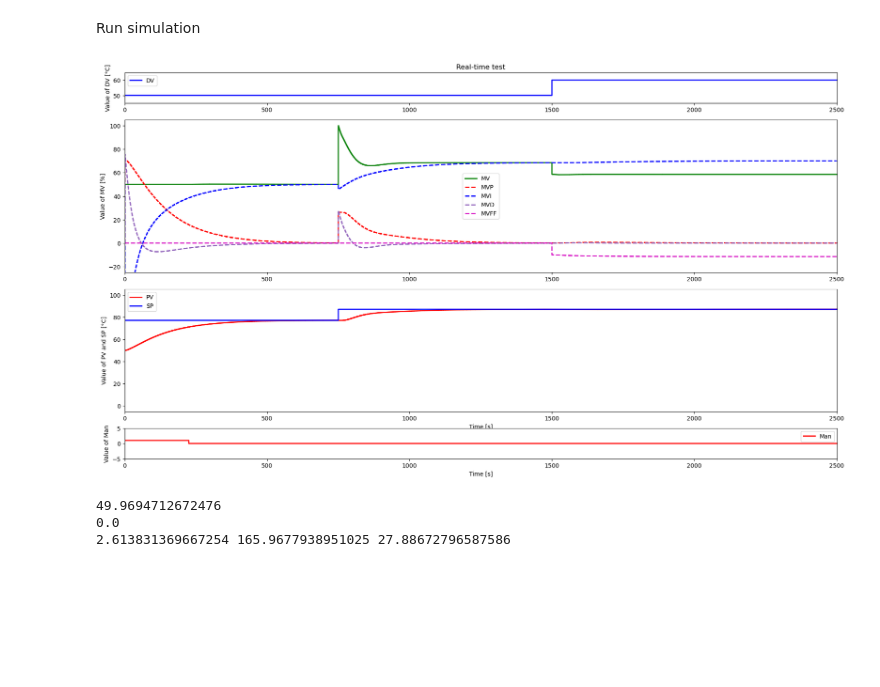
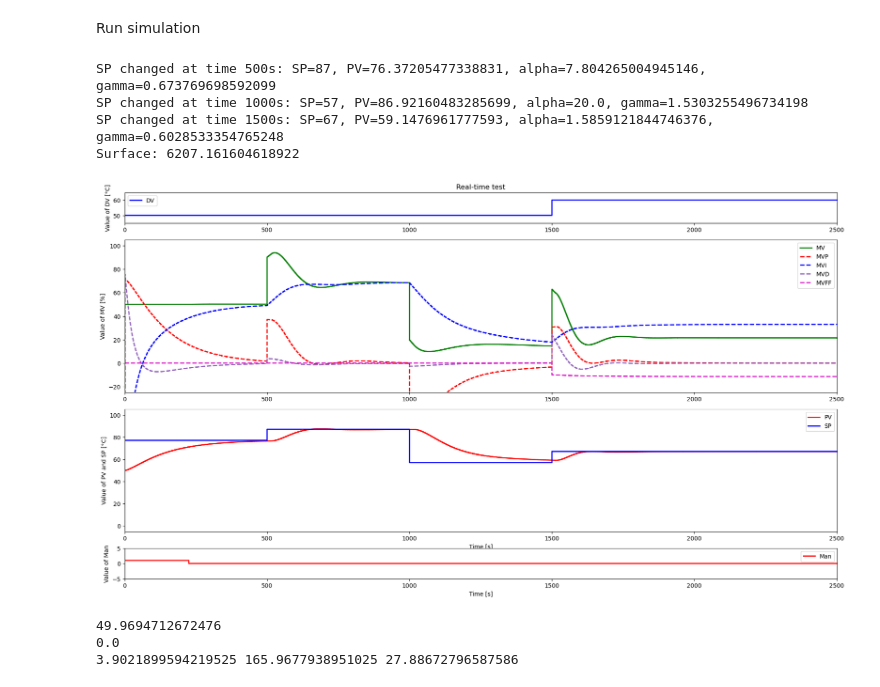
Before and after one commit to MSuiram/Labo_ControlTheory, a Jupyter notebook: Simulation_CLP_PID_FF.ipynb, the cells around one changed output. Saved outputs shown, nothing was run; the diff lists cells and outputs as text; code cells hidden in the pictures; blank space fills up the shorter version.

Commit message:
simulation with opti

```diff
--- a/Simulation_CLP_PID_FF.ipynb
+++ b/Simulation_CLP_PID_FF.ipynb
@@ -50,19 +52,21 @@ ax4.legend(loc='best')
 # %% [markdown]
 Scenario
 # %%
-Scenario = 4
+Scenario = 5
 # 1 - NO FF and Man
 # 2 - FF and Man
 # 3 - NO FF and NO Man
 # 4 - FF and NO Man
+# 5 - FF and NO Man with opti
 # %% [markdown]
 Set list
 # %%
 TSim = 2500
 Ts = 1
 N = int(TSim/Ts) + 1
-
 PV0 = 77
+poid = 0
+opti = True
 
 # Path
 if Scenario == 1: # 1 - NO FF and Man
@@ -94,6 +98,13 @@ elif Scenario == 4: # 4 - FF and NO Man
     DVPath = {0: 50, 1500:60, TSim: 60}
     ManPath = {0: True,225:False, TSim:False}
     MVManPath = {0: 50, 225: 0 , TSim: 0}
+
+elif Scenario == 5: # 5 - FF and NO Man with opti
+    FF = True
+    SPPath = {0: PV0, 500:87,1000:57,1500:67, TSim: 67}
+    DVPath = {0: 50, 1500:60, TSim: 60}
+    ManPath = {0: True,225:False, TSim:False}
+    MVManPath = {0: 50, 225: 0 , TSim: 0 }
 
 t = []
 SP = []
@@ -127,6 +138,7 @@ Man = []
 # Parameters
 DV0 = 50
 MV0 = 50
+
 gamma = 0.9
 Kc = 0
 Ti = 0
@@ -155,6 +167,15 @@ for i in range(0,N):
     SelectPath_RT(ManPath,t,Man)
     SelectPath_RT(MVManPath,t,MVMan)
 
+#changement de alpha et gamma a chaque changement de SP
+    if i > 0 and SP[-1] != SP[-2] and opti == True:
+        _,alpha, gamma = interpolation(SP[-1], PV[-1], calibration)
+        print(f"SP changed at time {t[-1]}s: SP={SP[-1]}, PV={PV[-1]}, alpha={alpha}, gamma={gamma}")
+#calcul de la surface
+    if i > 0 and t[-1] >= 700:
+        poid += abs(SP[-1] - PV[-1]) * Ts
+
+
     #MVFF
     if FF == True:
         Delay_RT(DV-DV0*np.ones_like(DV),max(0,Thetad-Thetap),Ts,MVFFDelay)
@@ -163,7 +184,7 @@ for i in range(0,N):
     else:
         SelectPath_RT(MVFFPath,t,MVFF)
 
-    Kc, Ti, Td = IMC_TUNING(Kp,gamma,T1p,T2p,max(0,Thetad-Thetap))
+    Kc, Ti, Td = IMC_TUNING(Kp,gamma,T1p,T2p)
 
     PID_RT(SP,PV,Man,MVMan,MVFF,Kc,Ti,Td,alpha,Ts,MVMin,MVMax,MV,MVP,MVI,MVD,E,ManFF,PV0)
 
@@ -208,34 +229,40 @@ for i in range(0,N):
             ax4.set_ylim(myRound(np.min(Man),5)-5, myRound(np.max(Man),5)+5)
 
         display(fig)
 
+
+print(f"Surface: {poid}")
 if Graph_after == True:
     l1.set_data(t,DV)
     l2.set_data(t,MV)
     l3.set_data(t,PV)
     l4.set_data(t,SP)
     l5.set_data(t,Man)
     l6.set_data(t,MVP)
     l7.set_data(t,MVI)
     l8.set_data(t,MVD)
     l9.set_data(t,MVFF)
 
     ax1.set_xlim(0, t[-1]+1)
     ax2.set_xlim(0, t[-1]+1)
     ax3.set_xlim(0, t[-1]+1)
     ax4.set_xlim(0, t[-1]+1)
 
     ax1.set_ylim(myRound(np.min(DV),5)-5, myRound(np.max(DV),5)+5)
     ax2.set_ylim(-25, 105)
     ax3.set_ylim(-5, 105)
     ax4.set_ylim(myRound(np.min(Man),5)-5, myRound(np.max(Man),5)+5)
 
     display(fig)
     print(PV[0])
     print(MVFF[500])
     print(Kc, Ti, Td)
 # %% [output]
+SP changed at time 500s: SP=87, PV=76.37205477338831, alpha=7.804265004945146, gamma=0.673769698592099
+SP changed at time 1000s: SP=57, PV=86.92160483285699, alpha=20.0, gamma=1.5303255496734198
+SP changed at time 1500s: SP=67, PV=59.1476961777593, alpha=1.5859121844746376, gamma=0.6028533354765248
+Surface: 6207.161604618922
-[figure, old version]
+[figure, new version]
-49.9694712672476
-0.0
-2.613831369667254 165.9677938951025 27.88672796587586
+49.9694712672476
+0.0
+3.9021899594219525 165.9677938951025 27.88672796587586
```
Also changed, not shown: parts of 1 cell of this notebook.
